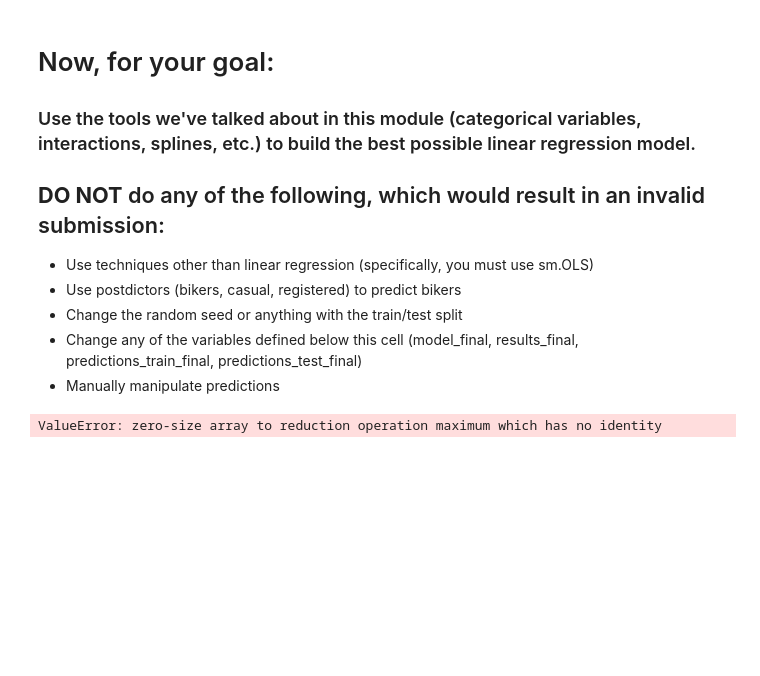
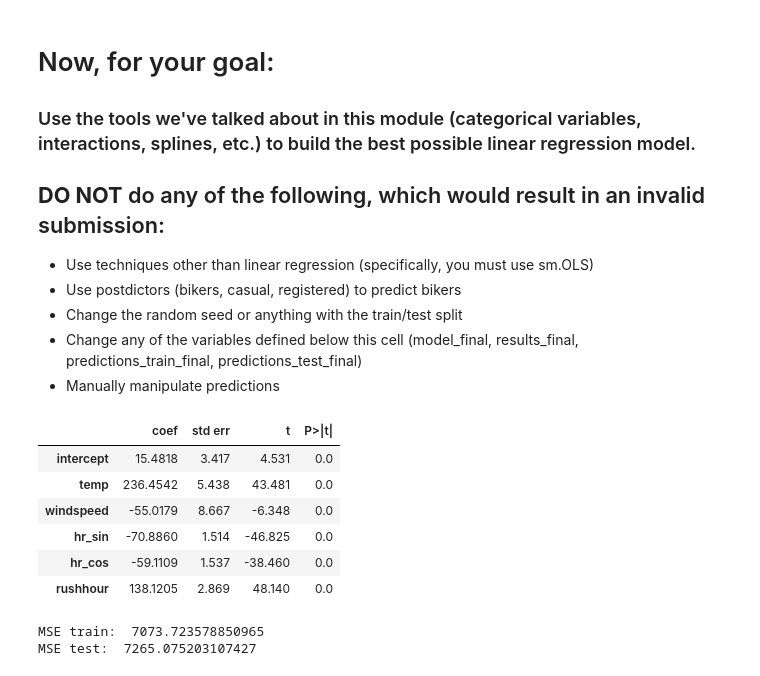
Before and after one commit to ehowells/code_2600, a Jupyter notebook: mod05_nonlinear.ipynb, the cells around one changed output. Cells and saved outputs as stored; diff of their text form; code cells hidden in the pictures; blank space fills up the shorter version.

```diff
--- a/mod05_nonlinear.ipynb
+++ b/mod05_nonlinear.ipynb
@@ -308,20 +308,29 @@ plot_avg_actual_vs_predicted_by_feature(X=X_train,
 # %%
 # Build your linear regression model here.
 vars_to_include = [
-    #fillin
+    'intercept', 'temp', 'windspeed', 'hr_sin', 'hr_cos', 'rushhour'
 ]
 
 model_final = sm.OLS(y_train, X_train[vars_to_include])
 results_final = model_final.fit()
 summarize(results_final)
 # %% [output]
-ValueError: zero-size array to reduction operation maximum which has no identity
+|  | coef | std err | t | P>|t| |
+| intercept | 15.4818 | 3.417 | 4.531 | 0.0 |
+| temp | 236.4542 | 5.438 | 43.481 | 0.0 |
+| windspeed | -55.0179 | 8.667 | -6.348 | 0.0 |
+| hr_sin | -70.8860 | 1.514 | -46.825 | 0.0 |
+| hr_cos | -59.1109 | 1.537 | -38.460 | 0.0 |
+| rushhour | 138.1205 | 2.869 | 48.140 | 0.0 |
 # %%
 predictions_train_final = predict(X_train[vars_to_include], results_final)
 print('MSE train: ', mse(y_train, predictions_train_final))
 
 predictions_test_final = predict(X_test[vars_to_include], results_final)
 print('MSE test: ', mse(y_test, predictions_test_final))
+# %% [output]
+MSE train:  7073.723578850965
+MSE test:  7265.075203107427
 # %%
 plot_avg_actual_vs_predicted_by_feature(X=X_train,
                                         y=y_train,
```
Also changed, not shown: parts of 1 cell of this notebook.
